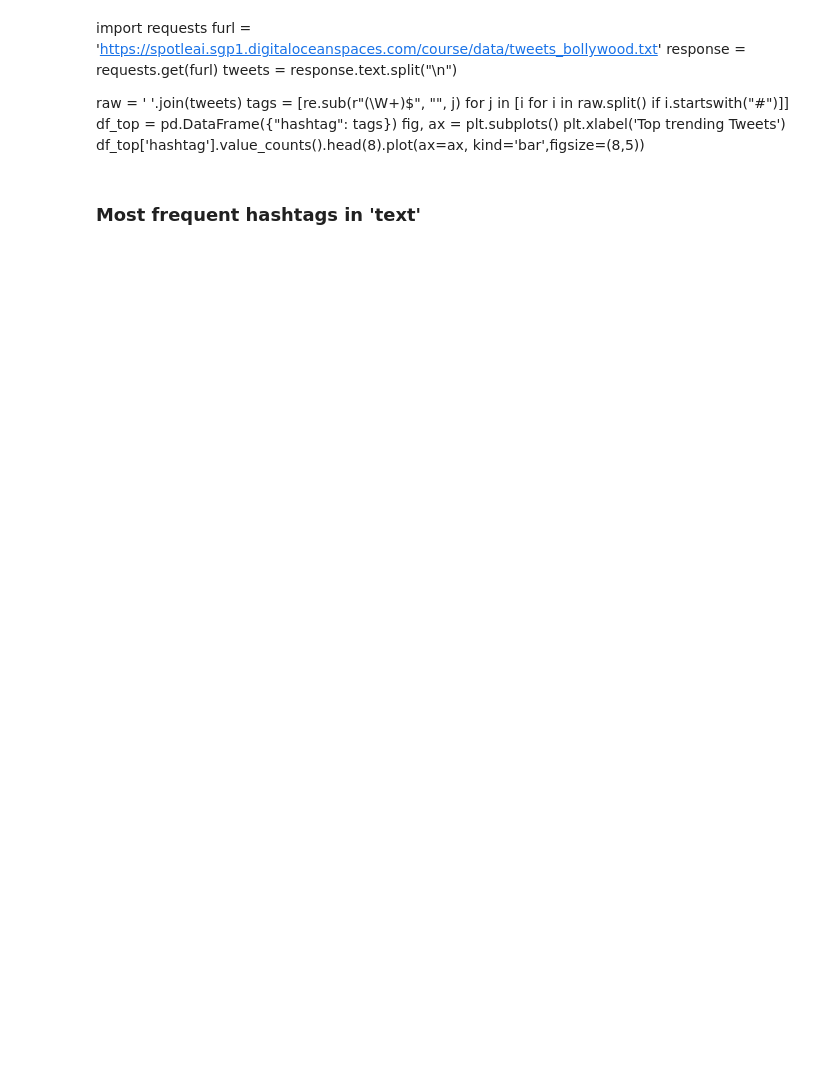
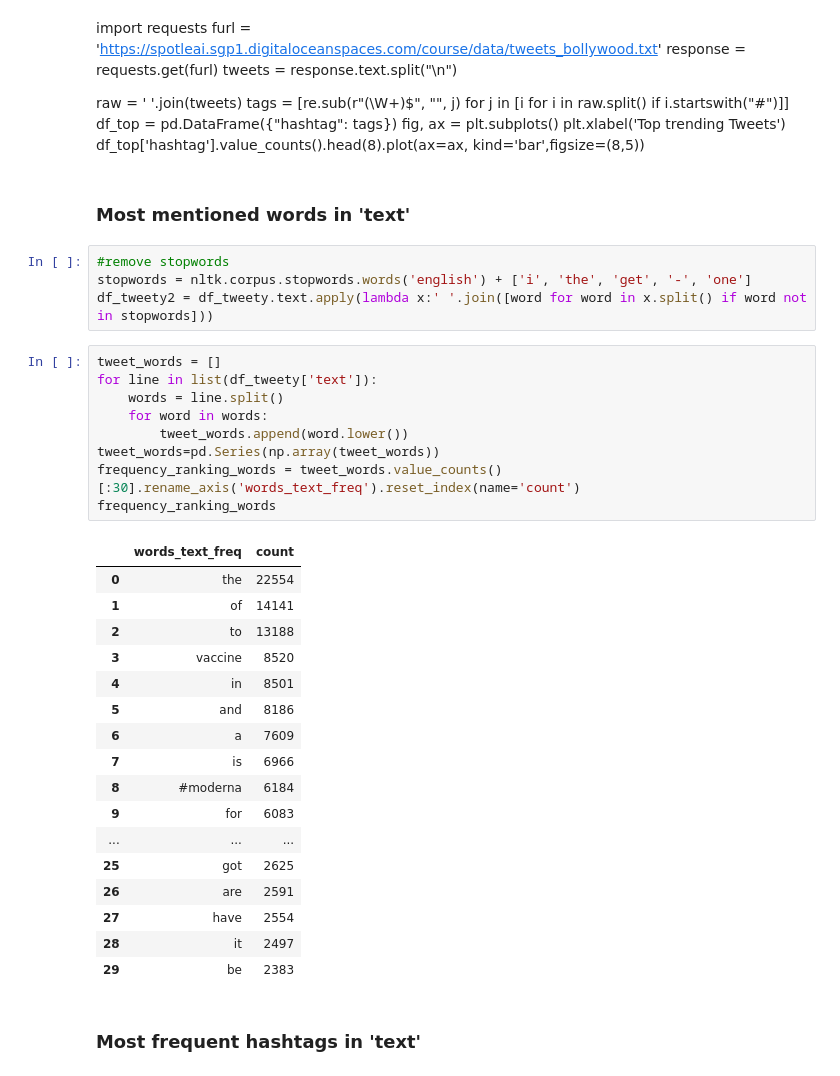
Before and after one commit to BiBa-01/Capstone_Covid, a Jupyter notebook: FirstLookTweety.ipynb, the cells around one changed output. Cells and saved outputs as stored; diff of their text form; blank space fills up the shorter version.

```diff
--- a/FirstLookTweety.ipynb
+++ b/FirstLookTweety.ipynb
@@ -242,6 +244,39 @@ df_top = pd.DataFrame({"hashtag": tags})
 fig, ax = plt.subplots()
 plt.xlabel('Top trending Tweets')
 df_top['hashtag'].value_counts().head(8).plot(ax=ax, kind='bar',figsize=(8,5))
+# %% [markdown]
+### Most mentioned words in 'text'
+# %%
+#remove stopwords
+stopwords = nltk.corpus.stopwords.words('english') + ['i', 'the', 'get', '-', 'one']
+df_tweety2 = df_tweety.text.apply(lambda x:' '.join([word for word in x.split() if word not in stopwords]))
+# %%
+tweet_words = []
+for line in list(df_tweety['text']):
+    words = line.split()
+    for word in words:
+        tweet_words.append(word.lower())
+tweet_words=pd.Series(np.array(tweet_words))
+frequency_ranking_words = tweet_words.value_counts()[:30].rename_axis('words_text_freq').reset_index(name='count')
+frequency_ranking_words
+# %% [output]
+|  | words_text_freq | count |
+| 0 | the | 22554 |
+| 1 | of | 14141 |
+| 2 | to | 13188 |
+| 3 | vaccine | 8520 |
+| 4 | in | 8501 |
+| 5 | and | 8186 |
+| 6 | a | 7609 |
+| 7 | is | 6966 |
+| 8 | #moderna | 6184 |
+| 9 | for | 6083 |
+| ... | ... | ... |
+| 25 | got | 2625 |
+| 26 | are | 2591 |
+| 27 | have | 2554 |
+| 28 | it | 2497 |
+| 29 | be | 2383 |
 # %% [markdown]
 ### Most frequent hashtags in 'text'
 # %%
```
Also changed, not shown: parts of 31 cells of this notebook.
